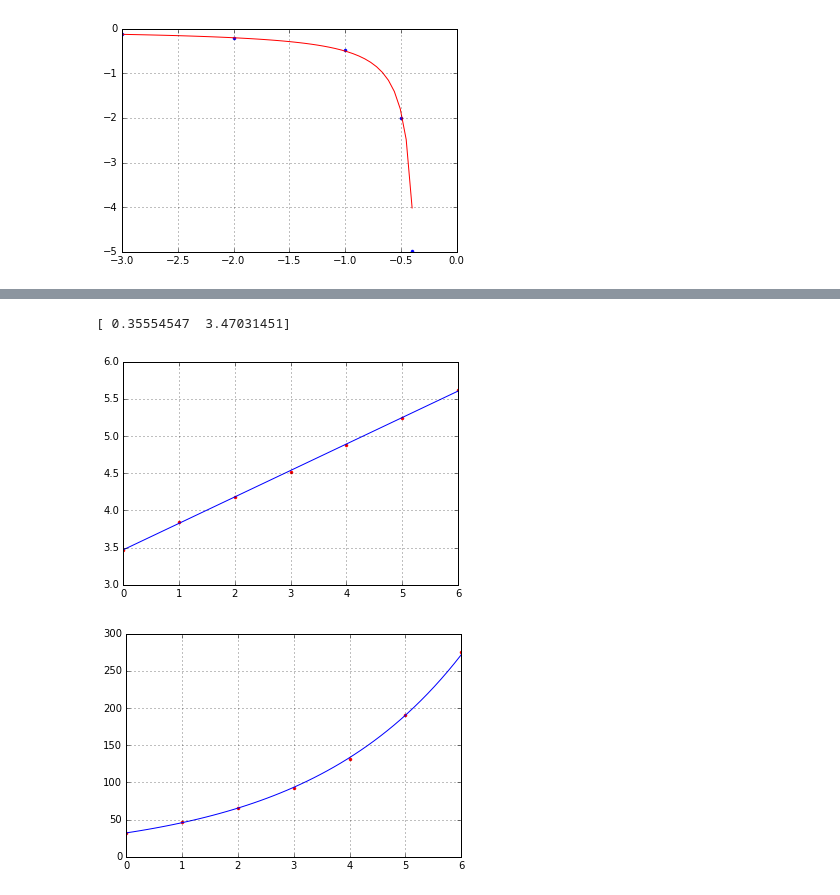
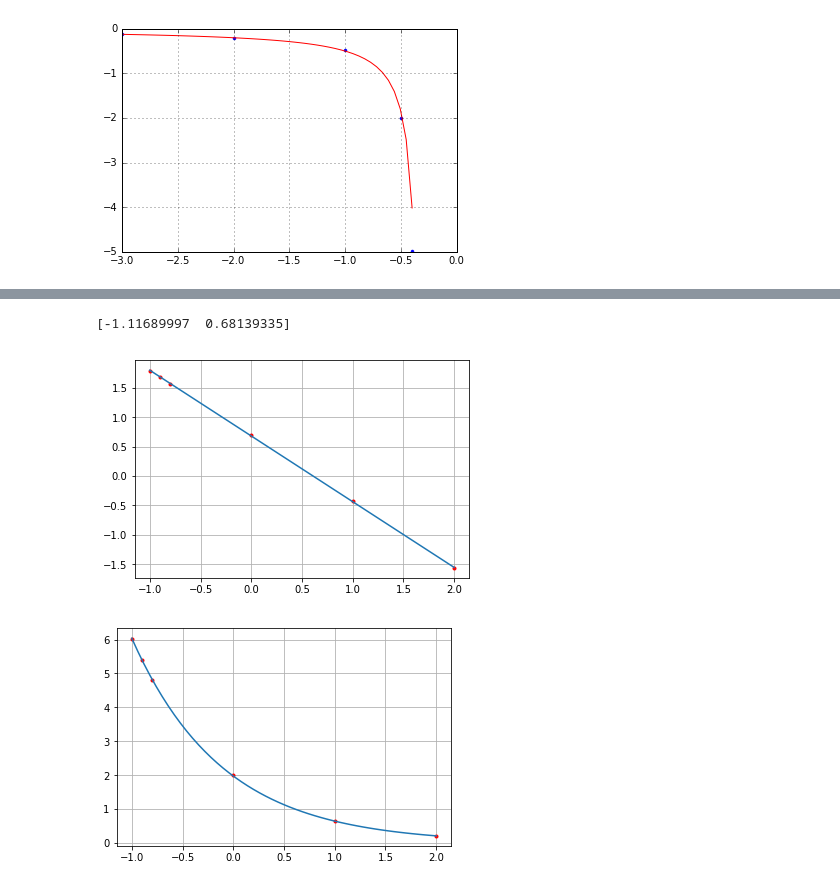
Before and after one commit to tiagoburiol/NUMETHODS, a Jupyter notebook: 6_APROXIMACAO_DE_FUNCOES/6.4_ajuste_nao_linear_e_linearizacao.ipynb, the cells around one changed output, grey strips where cells are left out. Saved outputs shown, nothing was run; the diff lists cells and outputs as text; code cells hidden in the pictures.

```diff
--- a/6_APROXIMACAO_DE_FUNCOES/6.4_ajuste_nao_linear_e_linearizacao.ipynb
+++ b/6_APROXIMACAO_DE_FUNCOES/6.4_ajuste_nao_linear_e_linearizacao.ipynb
@@ -151,38 +151,38 @@ import numpy as np
 from scipy.linalg import solve
 import matplotlib.pyplot as plt
 
-X = np.array([ 0.0, 1.0, 2.0, 3.0, 4.0, 5.0, 6.0])
-Y = np.array([ 32., 47., 65., 92., 132., 190., 275])
+X = np.array([ -1, -0.9, -0.8, 0, 1, 2])
+Y = np.array([ 6.01, 5.39, 4.8, 2.01, 0.65, 0.21])
 Yl = np.log(Y)
 
 # montando a matriz do sistema
 A = np.array([[np.sum(X*X), np.sum(X)],
               [np.sum(X),   len(X)]])
 B = np.array([np.sum(X*Yl), np.sum(Yl)])
 
 a = solve(A, B)
 print (a)
 
 # lista de pontos para os plots
 Xr = np.linspace(X[0], X[-1], 51)
 #reta
 h = lambda X: a[0]*X + a[1]
 # plotando
 plt.plot(X, Yl, "r.", Xr, h(Xr), "-")
 plt.grid()
 plt.show()
 
 # hipérbole
 k = math.exp(a[1])
 b = math.exp(a[0])
 g = lambda X: k*np.power(b,X)
 
 Yr = g(Xr)
 # plotando
 plt.plot(X, Y, "r.", Xr, g(Xr), "-")
 plt.grid()
 plt.show()
 # %% [output]
-[ 0.35554547  3.47031451]
+[-1.11689997  0.68139335]
-[figure, old version]
+[figure, new version]
-[figure, old version]
+[figure, new version]
```
